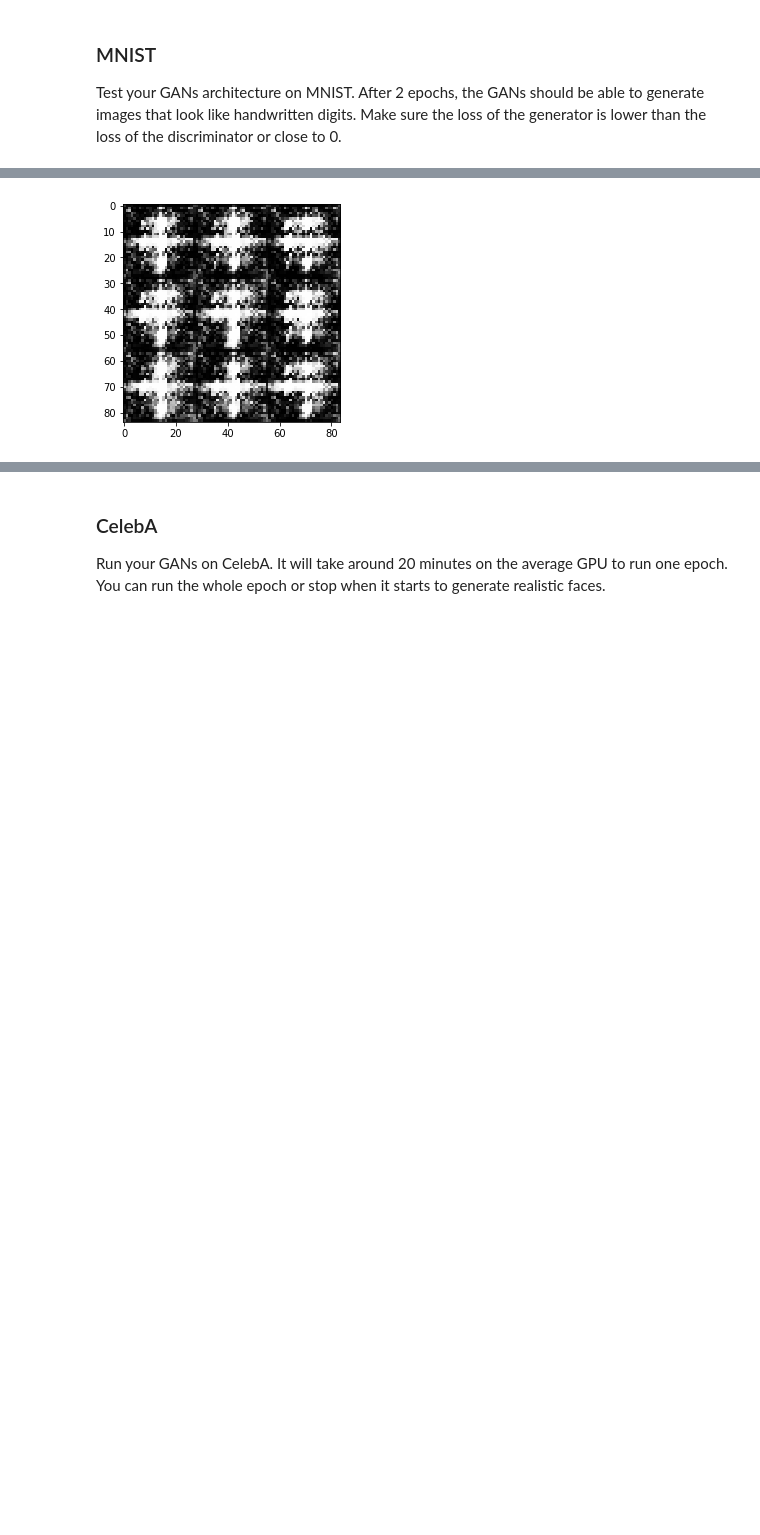
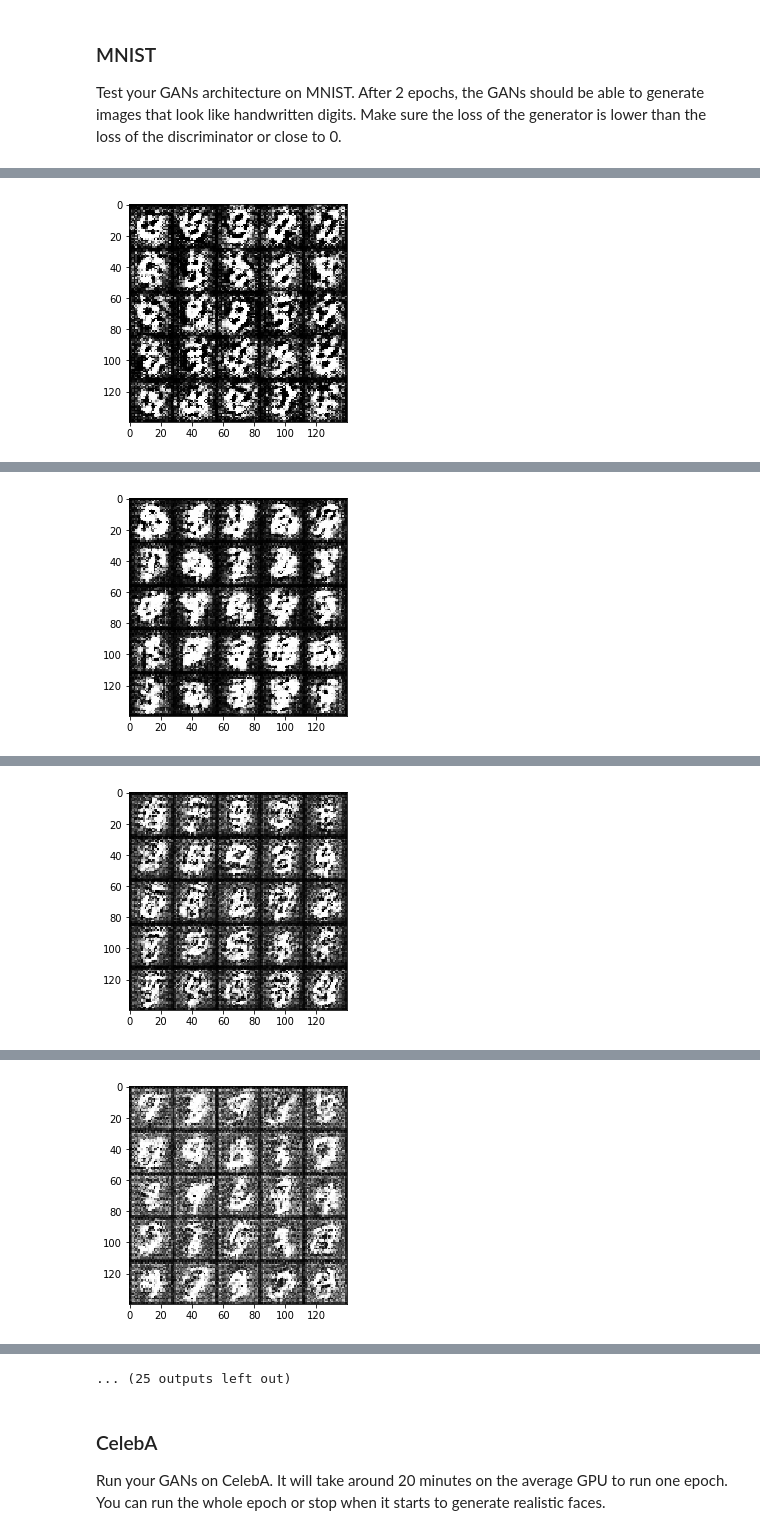
Before and after one commit to dimileeh/deep_learning, a Jupyter notebook: project5/dlnd_face_generation.ipynb, the cells around one changed output, grey strips where cells are left out. Drawn from its saved outputs; the diff is of its cells as text; code cells hidden in the pictures; blank space fills up the shorter version.

```diff
--- a/project5/dlnd_face_generation.ipynb
+++ b/project5/dlnd_face_generation.ipynb
@@ -142,27 +144,27 @@ def discriminator(images, reuse=False, alpha=0.2):
     # TODO: Implement Function
     with tf.variable_scope("discriminator", reuse=reuse):
         #Input is 28x28x3
-        x = tf.layers.conv2d(images, filters=32, kernel_size=4, strides=2, padding="same")
+        x = tf.layers.conv2d(images, filters=32, kernel_size=5, strides=2, padding="same")
         x = tf.maximum(alpha * x, x, "input")
         # 14x14x32
 
-        cl1 = tf.layers.conv2d(x, filters=64, kernel_size=4, strides=2, padding="same", use_bias=False)
+        cl1 = tf.layers.conv2d(x, filters=64, kernel_size=5, strides=2, padding="same")
         cl1 = tf.layers.batch_normalization(cl1, training=True)
         cl1 = tf.maximum(alpha * cl1, cl1, "cl1")
         # 7x7x64
 
-        cl2 = tf.layers.conv2d(x, filters=128, kernel_size=4, strides=2, padding="same", use_bias=False)
-        cl2 = tf.layers.batch_normalization(cl2, training=True)
-        cl2 = tf.maximum(alpha * cl2, cl2, "cl2")
+        #cl2 = tf.layers.conv2d(x, filters=128, kernel_size=4, strides=2, padding="same", use_bias=False)
+        #cl2 = tf.layers.batch_normalization(cl2, training=True)
+        #cl2 = tf.maximum(alpha * cl2, cl2, "cl2")
         # 4x4x128
 
-        cl3 = tf.layers.conv2d(x, filters=256, kernel_size=4, strides=2, padding="same", use_bias=False)
-        cl3 = tf.layers.batch_normalization(cl3, training=True)
-        cl3 = tf.maximum(alpha * cl3, cl3, "cl3")
+        #cl3 = tf.layers.conv2d(x, filters=256, kernel_size=4, strides=2, padding="same", use_bias=False)
+        #cl3 = tf.layers.batch_normalization(cl3, training=True)
+        #cl3 = tf.maximum(alpha * cl3, cl3, "cl3")
         # 2x2x256
 
         # Flatten it
-        flat = tf.reshape(cl3, (-1, 2*2*256))
+        flat = tf.reshape(cl1, (-1, 7*7*64))
         logits = tf.layers.dense(flat, 1)
         out = tf.sigmoid(logits)
 
@@ -191,25 +193,25 @@ def generator(z, out_channel_dim, is_train=True, alpha=0.2):
 
     with tf.variable_scope("generator", reuse=not is_train):
         # First fully connected layer
-        x = tf.layers.dense(z, 3*3*512)
-        x = tf.reshape(x, (-1, 3, 3, 512))
+        x = tf.layers.dense(z, 7*7*512)
+        x = tf.reshape(x, (-1, 7, 7, 512))
         x = tf.layers.batch_normalization(x, training=not is_train)
         # Leaky ReLU
         x = tf.maximum(alpha * x, x, "input")
         # 3x3x512 now
 
-        cl1 = tf.layers.conv2d_transpose(x, 256, 3, 2, 'valid')
-        cl1 = tf.layers.batch_normalization(cl1, training=not is_train)
-        cl1 = tf.maximum(alpha * cl1, cl1, "cl1")
+        #cl1 = tf.layers.conv2d_transpose(x, 256, 3, 2, 'valid')
+        #cl1 = tf.layers.batch_normalization(cl1, training=not is_train)
+        #cl1 = tf.maximum(alpha * cl1, cl1, "cl1")
         # 7x7x256 now
 
-        cl2 = tf.layers.conv2d_transpose(cl1, 128, 4, 2, 'same')
+        cl2 = tf.layers.conv2d_transpose(x, 128, 5, 2, 'same')
         cl2 = tf.layers.batch_normalization(cl2, training=not is_train)
         cl2 = tf.maximum(alpha * cl2, cl2, "cl2")
         # 14x14x128 now
 
         # Output layer, 28x28xout_channel_dim
-        logits = tf.layers.conv2d_transpose(cl2, out_channel_dim, 4, 2, 'same')
+        logits = tf.layers.conv2d_transpose(cl2, out_channel_dim, 5, 2, 'same')
 
         out = tf.tanh(logits)
 
@@ -349,6 +351,8 @@ def train(epoch_count, batch_size, z_dim, learning_rate, beta1, get_batches, dat
     """
     # TODO: Build Model
 
+    losses = []
+
     sample_z = np.random.uniform(-1, 1, size=(72, z_dim))
 
     if data_image_mode == "RGB":
@@ -361,7 +365,6 @@ def train(epoch_count, batch_size, z_dim, learning_rate, beta1, get_batches, dat
     steps = 0
 
     # Building the Model
-    tf.reset_default_graph()
     real_input, z_input, l_rate = model_inputs(data_shape[1], data_shape[2], channels, z_dim)
     d_loss, g_loss = model_loss(real_input, z_input, channels)
     d_opt, g_opt = model_opt(d_loss, g_loss, l_rate, beta1)
@@ -385,20 +388,24 @@ def train(epoch_count, batch_size, z_dim, learning_rate, beta1, get_batches, dat
                     # At the end of each epoch, get the losses and print them out
                     train_loss_d = d_loss.eval({z_input: batch_z, real_input: batch_images})
                     train_loss_g = g_loss.eval({z_input: batch_z})
+                    # Save losses to view after training
+                    losses.append((train_loss_d, train_loss_g))
 
                     print("Epoch {}/{}...".format(epoch_i+1, epoch_count),
                           "Discriminator Loss: {:.4f}...".format(train_loss_d),
                           "Generator Loss: {:.4f}".format(train_loss_g))
 
                 if steps % draw_every == 0:
-                    show_generator_output(sess, 9, z_input, channels, data_image_mode)
+                    show_generator_output(sess, 25, z_input, channels, data_image_mode)
+
+        return losses
 # %% [markdown]
 ### MNIST
 Test your GANs architecture on MNIST.  After 2 epochs, the GANs should be able to generate images that look like handwritten digits.  Make sure the loss of the generator is lower than the loss of the discriminator or close to 0.
 # %%
-batch_size = 128
+batch_size = 64
 z_dim = 100
-learning_rate = 0.0002
+learning_rate = 0.001
 beta1 = 0.5
 
 
@@ -425 +432 @@ Epoch 1/2... Discriminator Loss: 1.1680... Generator Loss: 0.9064
-[figure, old version]
+[figure, new version]
@@ -430,0 +443 @@ Epoch 1/2... Discriminator Loss: 1.0796... Generator Loss: 0.9376
+[figure, added]
@@ -431,0 +454 @@ IndexError: list index out of range
+[figure, added]
@@ -431,0 +465 @@ IndexError: list index out of range
+[figure, added]
@@ -432,3 +488,4 @@ IndexError: list index out of range
+... (25 outputs left out)
 # %% [markdown]
 ### CelebA
 Run your GANs on CelebA.  It will take around 20 minutes on the average GPU to run one epoch.  You can run the whole epoch or stop when it starts to generate realistic faces.
```
Also changed, not shown: parts of 6 cells of this notebook.
